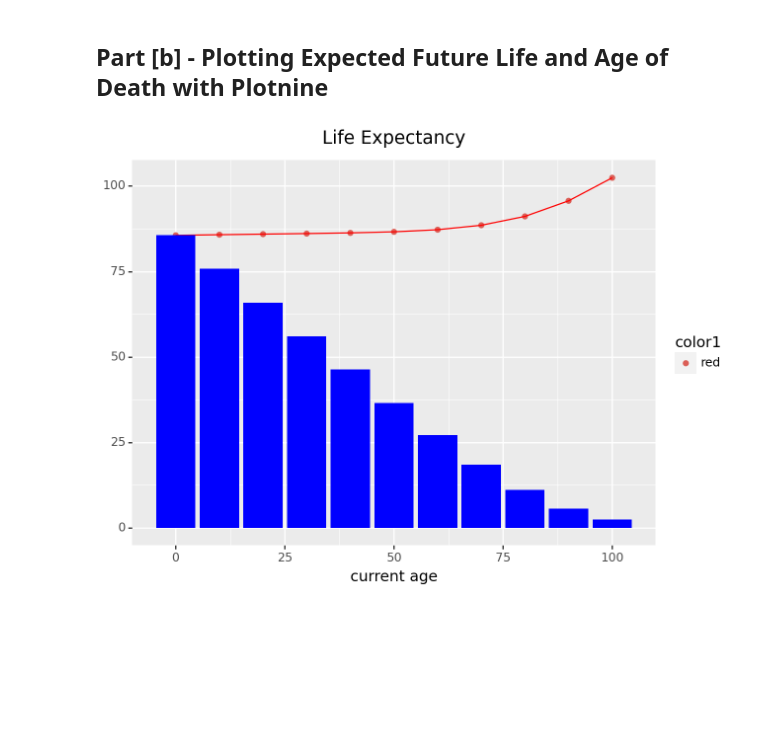
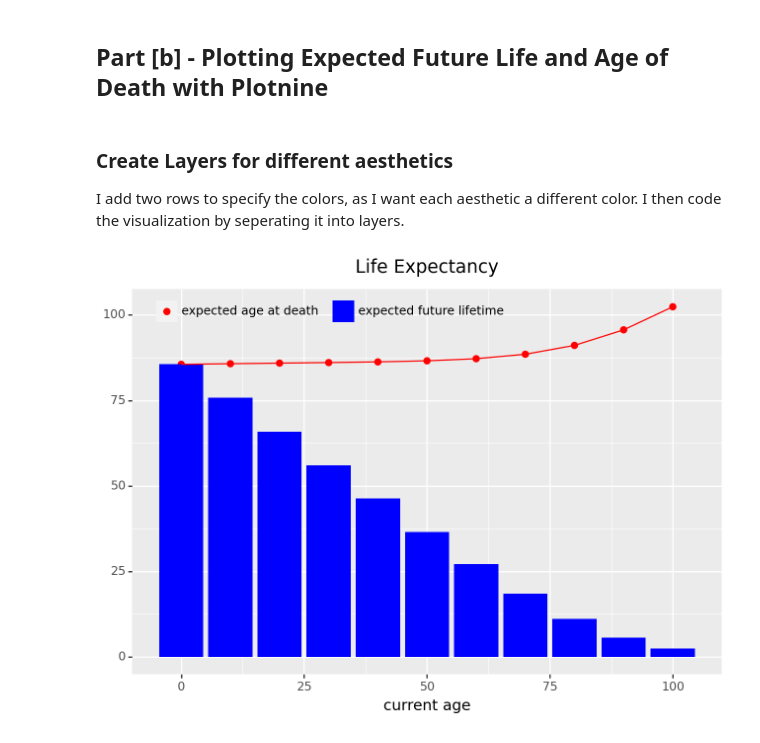
Before and after one commit to dg3358/Columbia-ACTU-5841, a Jupyter notebook: Assignment 3/Assignment-3.ipynb, the cells around one changed output. Cells and saved outputs as stored; diff of their text form; code cells hidden in the pictures; blank space fills up the shorter version.

```diff
--- a/Assignment 3/Assignment-3.ipynb
+++ b/Assignment 3/Assignment-3.ipynb
@@ -74,15 +93,29 @@ data
 | 10 | 100.0 | 2.400984 | 102.400984 |
 # %% [markdown]
 ## Part [b] - Plotting Expected Future Life and Age of Death with Plotnine
+# %% [markdown]
+### Create Layers for different aesthetics
+I add two rows to specify the colors, as I want each aesthetic a different color. I then code the visualization by seperating it into layers.
 # %%
-data["color1"] = np.array(["red"]*len(data['current age']))
-bplot = pn.ggplot(data) +\
-        pn.geom_point(mapping = pn.aes("current age", "expected age at death", color = 'color1'), show_legend = True) +\
+#add columns in dataframe to specify color
+data2 = pd.DataFrame(data)
+data2['color1'] = np.array(['red']*len(data2['current age']))
+data2['color2'] = np.array(['blue']*len(data2['current age']))
+
+
+
+#Create plot with layers
+nplot = pn.ggplot(data2) +\
+        pn.geom_point(mapping = pn.aes("current age", "expected age at death", color = "color1", name = 'A'), size = 2, stat = 'identity') +\
+        pn.geom_bar(mapping = pn.aes("current age", "expected future lifetime", fill = "color2", name =  'B'), stat = 'identity') +\
         pn.geom_line(mapping = pn.aes("current age", "expected age at death"), color = 'red') +\
-        pn.geom_bar(mapping = pn.aes("current age", "expected future lifetime"), fill = 'blue', stat = 'identity', show_legend = True) +\
+        pn.scale_color_manual(values = {'red': 'red'}, name = "", labels = ["expected age at death"]) +\
+        pn.scale_fill_manual(values = {'blue': 'blue'}, name = "", labels = ['expected future lifetime']) +\
         pn.labs(title = "Life Expectancy") +\
-        pn.theme(title = pn.element_text(hjust = 0.5), axis_title_y = pn.element_blank())
+        pn.theme(title = pn.element_text(hjust = 0.5), axis_title_y = pn.element_blank(), legend_title = pn.element_blank(), legend_box = 'horizontal', \
+                 legend_position = (0.37,0.875), legend_background = pn.element_blank())
 
-print(bplot)
+#create
+print(nplot)
 # %% [output]
-[figure, old version]
+[figure, new version]
```
Also changed, not shown: parts of 4 cells of this notebook.
